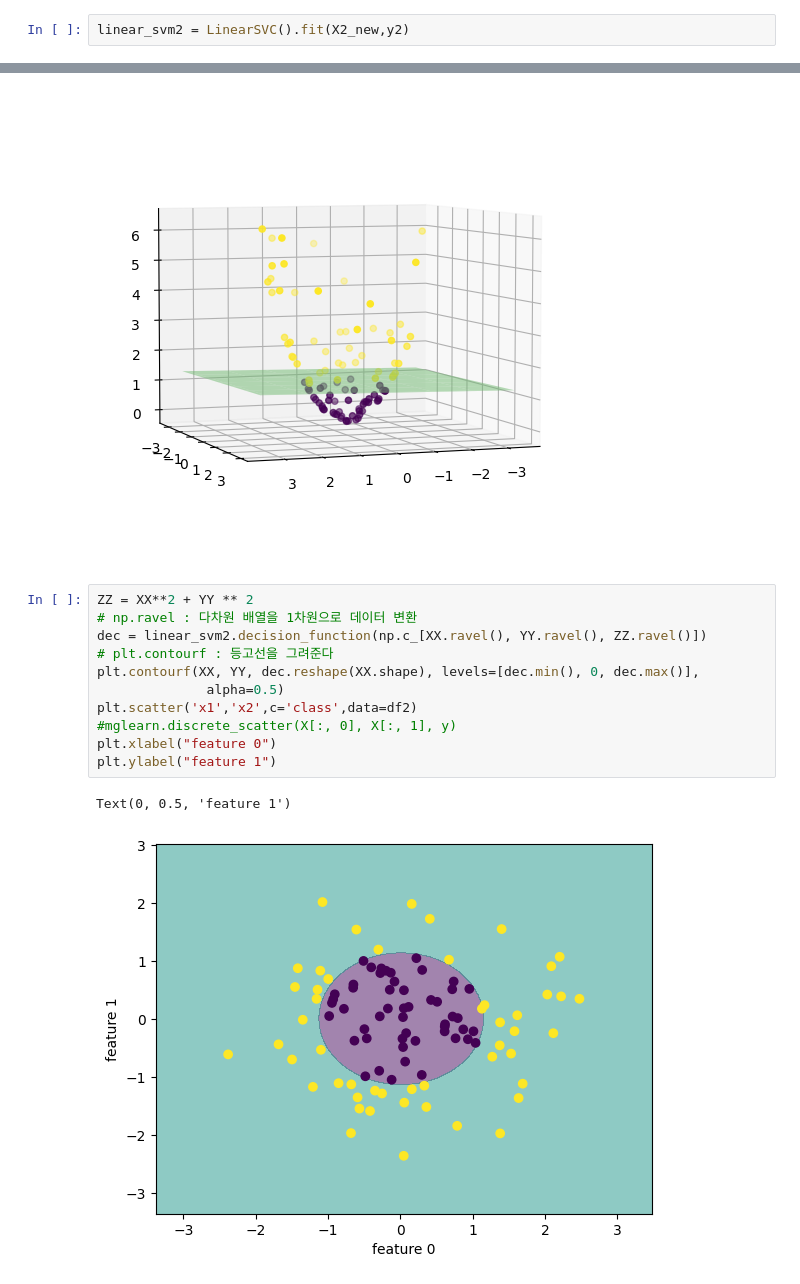
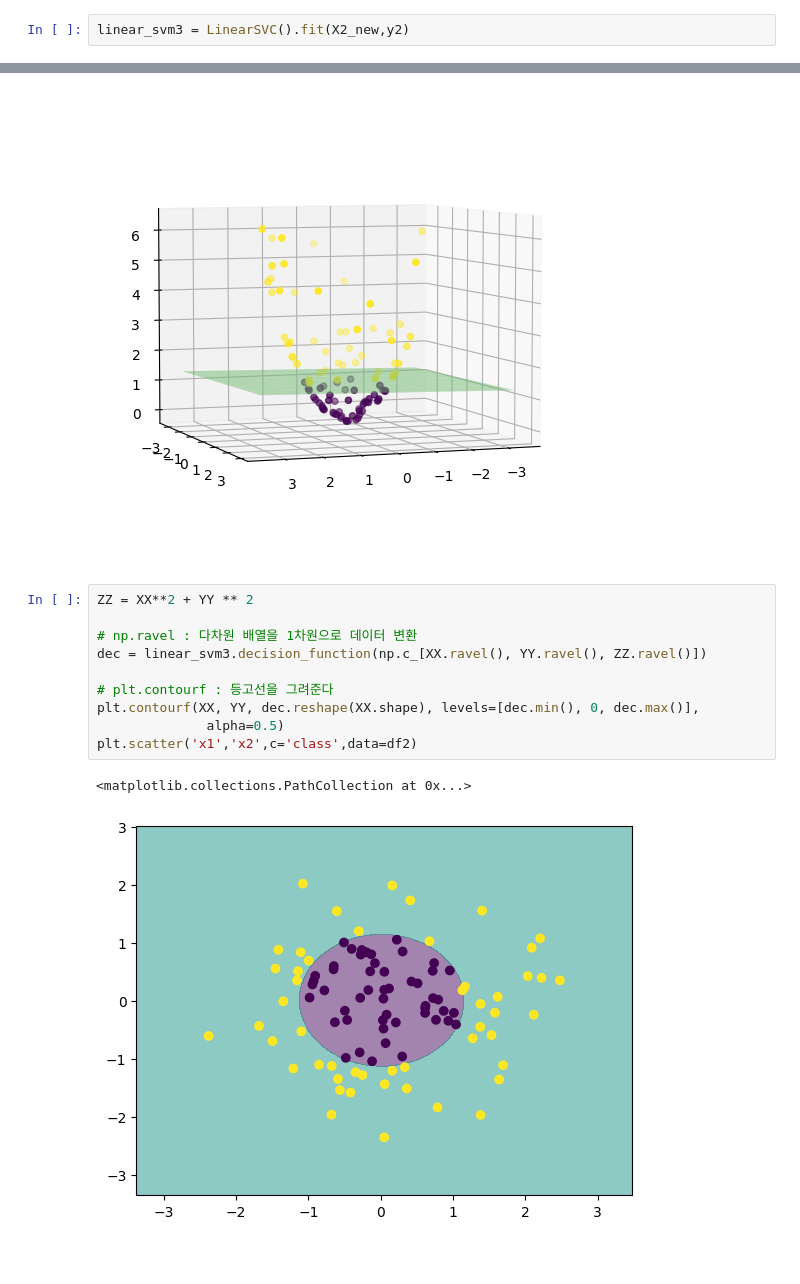
Before and after one commit to cyp-ark/SVM, a Jupyter notebook: code.ipynb, the cells around one changed output, grey strips where cells are left out. Cells and saved outputs as stored; diff of their text form; blank space fills up the shorter version.

```diff
--- a/code.ipynb
+++ b/code.ipynb
@@ -86,5 +105,5 @@ plt.show()
 # %% [output]
 [figure]
 # %%
-linear_svm2 = LinearSVC().fit(X2_new,y2)
+linear_svm3 = LinearSVC().fit(X2_new,y2)
 # %%
@@ -114,15 +133,14 @@ plt.show
 [figure]
 # %%
 ZZ = XX**2 + YY ** 2
+
 # np.ravel : 다차원 배열을 1차원으로 데이터 변환
-dec = linear_svm2.decision_function(np.c_[XX.ravel(), YY.ravel(), ZZ.ravel()])
+dec = linear_svm3.decision_function(np.c_[XX.ravel(), YY.ravel(), ZZ.ravel()])
+
 # plt.contourf : 등고선을 그려준다
 plt.contourf(XX, YY, dec.reshape(XX.shape), levels=[dec.min(), 0, dec.max()],
               alpha=0.5)
 plt.scatter('x1','x2',c='class',data=df2)
-#mglearn.discrete_scatter(X[:, 0], X[:, 1], y)
-plt.xlabel("feature 0")
-plt.ylabel("feature 1")
 # %% [output]
-Text(0, 0.5, 'feature 1')
+<matplotlib.collections.PathCollection at 0x...>
-[figure, old version]
+[figure, new version]
```
Also changed, not shown: parts of 10 cells of this notebook, 1 other file.
